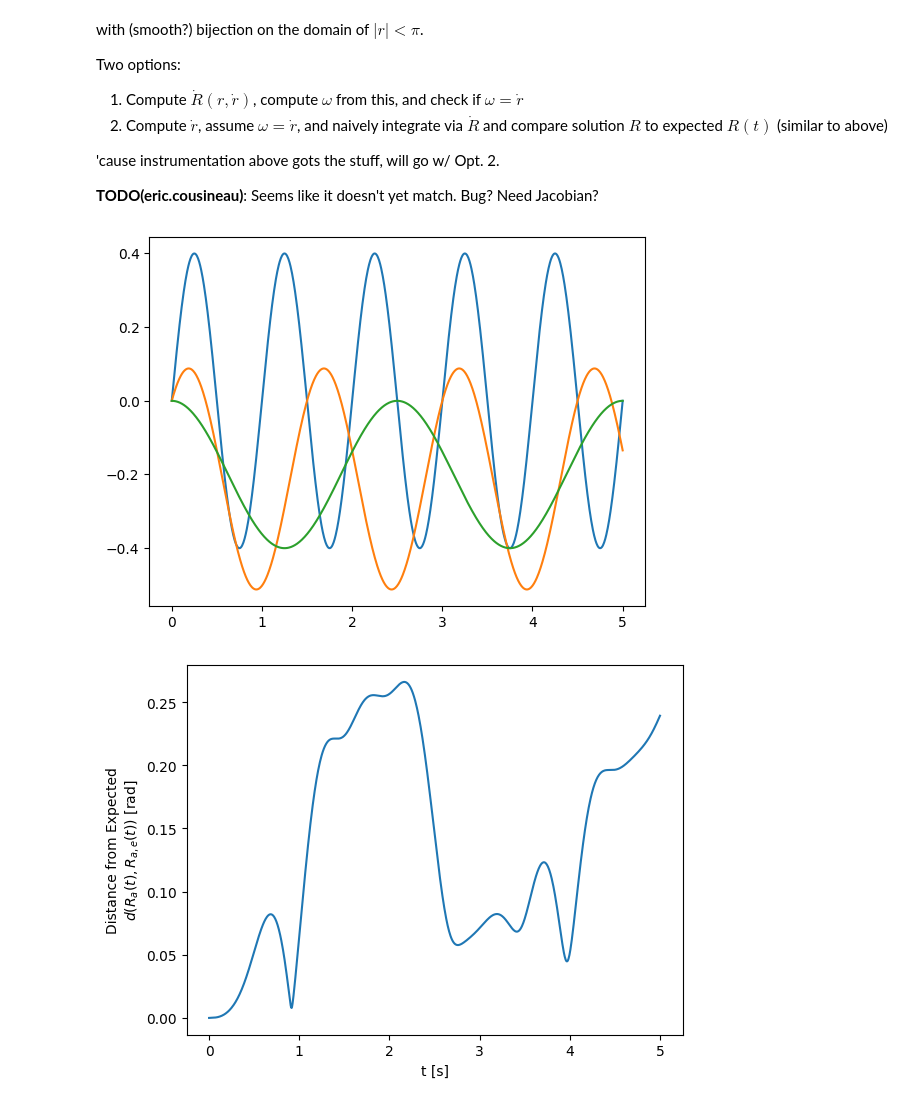
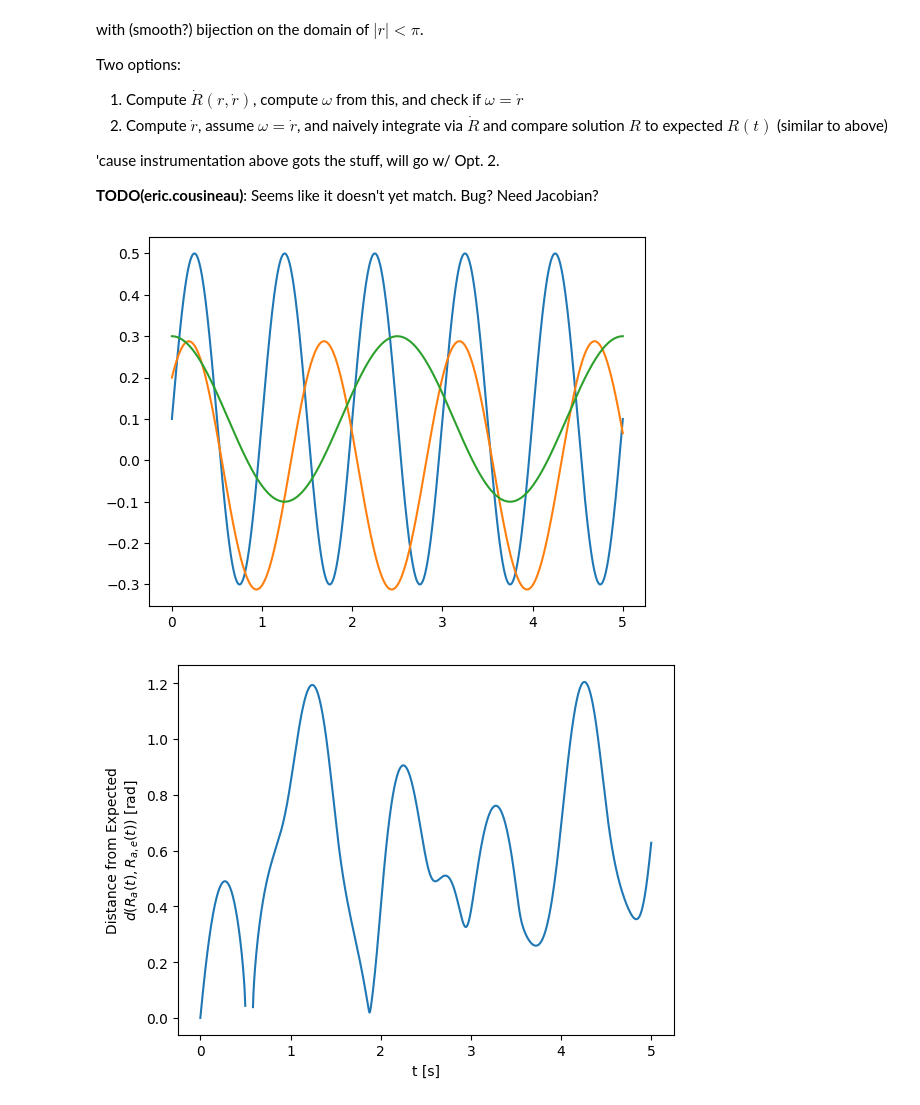
Before and after one commit to EricCousineau-TRI/repro, a Jupyter notebook: drake_stuff/notebooks/so2_so3_feedback.ipynb, the cells around one changed output. Saved outputs shown, nothing was run; the diff lists cells and outputs as text; code cells hidden in the pictures.

```diff
--- a/drake_stuff/notebooks/so2_so3_feedback.ipynb
+++ b/drake_stuff/notebooks/so2_so3_feedback.ipynb
@@ -186,6 +186,30 @@ def skew(r):
             [-r2, r1, 0],
         ]
     )
+# %%
+# Derivative stuff
+
+def axang_dot(ax, axd, th, thd):
+    L = skew(ax)
+    Ld = skew(axd)
+    c = np.cos(th)
+    s = np.sin(th)
+    Rd = Ld * s + L * c * thd + (L @ Ld + Ld @ L) * (1 - c) + (L @ L) * s * thd
+    return Rd
+
+def axang3_dot(r, rd, *, tol=1e-10):
+    th = np.linalg.norm(r)
+    if th < tol:
+        ax = np.array([1, 0, 0])
+        axd = np.zeros(3)
+        # Err, dunno.
+        thd = np.linalg.norm(rd)
+    else:
+        ax = r / th
+        thd = ax.dot(rd)
+        axd = (r * thd - rd * th) / (th * th)
+    Rd = axang_dot(ax, axd, th, thd)
+    return Rd
 # %% [markdown]
 ## Sanity $\mathbb{R}^1$ Check
 # %% [markdown]
@@ -587,8 +611,8 @@ Two options:
 # %%
 # Proposition shows this to be body-frame angular velocity.
 # "world-frame" coordinates
-# r0 = np.array([0.1, 0.2,  0.3])
-r0 = np.array([0.0, 0.0,  0.0])
+r0 = np.array([0.1, 0.2,  0.3])
+# r0 = np.array([0.0, 0.0,  0.0])
 
 def to_R(r):
     # `r` specifies world-frame. We want to compute body-frame.
@@ -604,10 +628,10 @@ def from_q(q, *, check=True):
     num = len(r0)
     r = q[:num]
     R = unflatten(q[num:])
-    if check:
-        so3_tol = 1e-4
-        so3_err = R @ R.T - np.eye(3)
-        assert maxabs(so3_err) < so3_tol, so3_err
+    # if check:
+    #     so3_tol = 1e-3
+    #     so3_err = R @ R.T - np.eye(3)
+    #     assert maxabs(so3_err) < so3_tol, so3_err
     return r, R
 
 def calc_r_rd(t):
@@ -628,9 +652,12 @@ def calc_r_rd(t):
 def calc_qd(t, q):
     ri, R = from_q(q, check=False)
     r, rd = calc_r_rd(t)
-    w = rd
-    w_hat = skew(w)
-    Rd = w_hat @ R
+    # w = rd
+    # w_hat = skew(w)
+    # Rd = w_hat @ R
+    # Rd_hm = axang3_dot(r, rd)
+    # print(maxabs(Rd - Rd_hm))
+    Rd = axang3_dot(r, rd)
     qd = to_q(rd, Rd)
     return qd
 
@@ -639,32 +666,32 @@ def calc_R_expected(t):
     R = to_R(r)
     return R
 
 R0 = to_R(r0)
 q0 = to_q(r0, R0)
 
 ts, q_as = integrate(
     q0=q0, calc_qd=calc_qd, tf=5.0, pass_time=True, accuracy=1e-6
 )
 r_as = [from_q(q_a)[0] for q_a in q_as]
 r_es = [calc_r_rd(t)[0] for t in ts]
 R_as = [from_q(q_a)[1] for q_a in q_as]
 R_es = [calc_R_expected(t) for t in ts]
 r_diffs = [maxabs(r_a - r_e) for (r_a, r_e) in zip(r_as, r_es)]
 R_diffs = [so3_dist(R_a, R_e) for (R_a, R_e) in zip(R_as, R_es)]
 
 ts, r_diffs, R_diffs = map(np.asarray, (ts, r_diffs, R_diffs))
 
 # Make sure we spec'd the right signal.
 assert maxabs(r_diffs) < 1e-9
 
 plt.figure()
 plt.plot(ts, r_as)
 
 plt.figure()
 plt.plot(ts, R_diffs)
 plt.xlabel("t [s]")
 plt.ylabel("Distance from Expected\n$d(R_a(t), R_{a,e}(t))$ [rad]")
 pass
 # %% [output]
-[figure, old version]
+[figure, new version]
-[figure, old version]
+[figure, new version]
```
